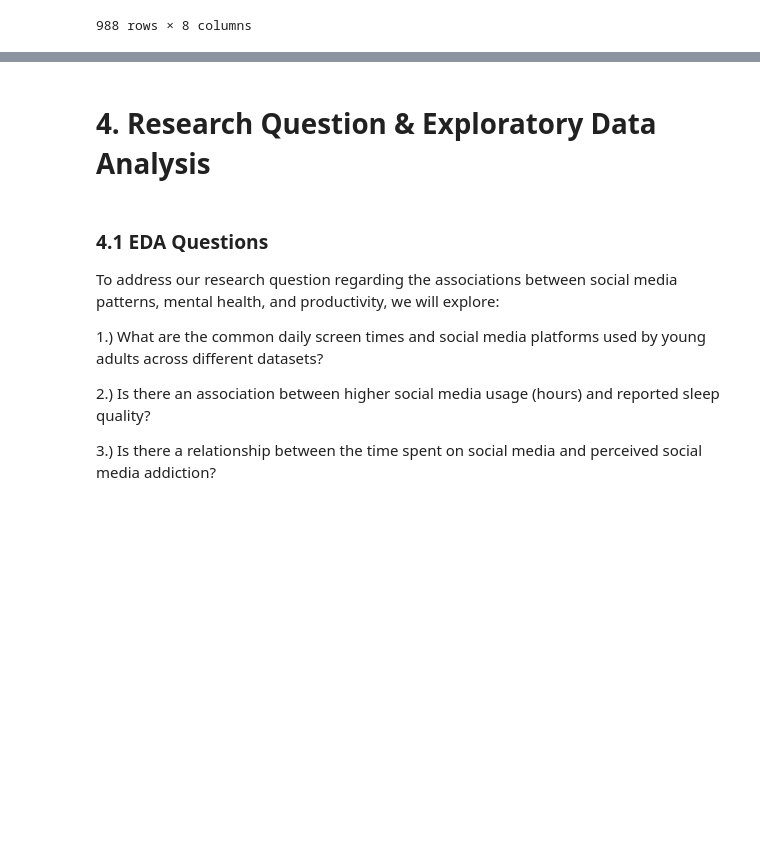
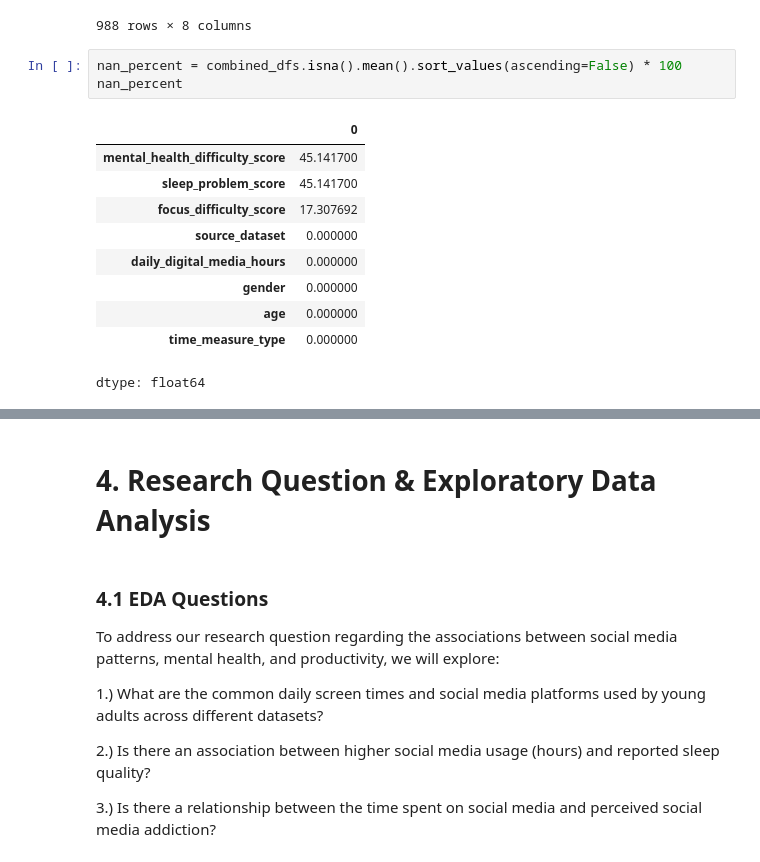
Before and after one commit to klyckman/CSMODEL, a Jupyter notebook: notebooks/Kodiak_Knowers_Notebook.ipynb, the cells around one changed output, grey strips where cells are left out. Cells and saved outputs as stored; diff of their text form; blank space fills up the shorter version.

```diff
--- a/notebooks/Kodiak_Knowers_Notebook.ipynb
+++ b/notebooks/Kodiak_Knowers_Notebook.ipynb
@@ -699,6 +703,20 @@ combined_dfs
 | 986 | Social_Media_Impact_on_Daily_Live... | 21 | female | 1.5 | social_media_time | NaN | ... |
 | 987 | Social_Media_Impact_on_Daily_Live... | 22 | male | 3.5 | social_media_time | NaN | ... |
 988 rows × 8 columns
+# %%
+nan_percent = combined_dfs.isna().mean().sort_values(ascending=False) * 100
+nan_percent
+# %% [output]
+|  | 0 |
+| mental_health_difficulty_score | 45.141700 |
+| sleep_problem_score | 45.141700 |
+| focus_difficulty_score | 17.307692 |
+| source_dataset | 0.000000 |
+| daily_digital_media_hours | 0.000000 |
+| gender | 0.000000 |
+| age | 0.000000 |
+| time_measure_type | 0.000000 |
+dtype: float64
 # %%
 combined_dfs["source_dataset"].value_counts()
 # %% [output]
```
Also changed, not shown: parts of 40 cells of this notebook.
